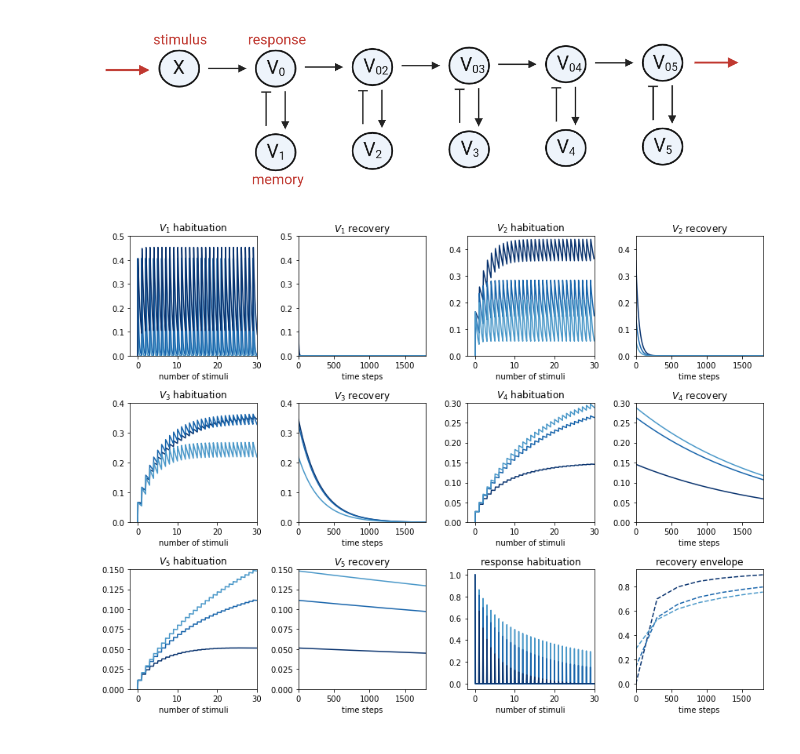
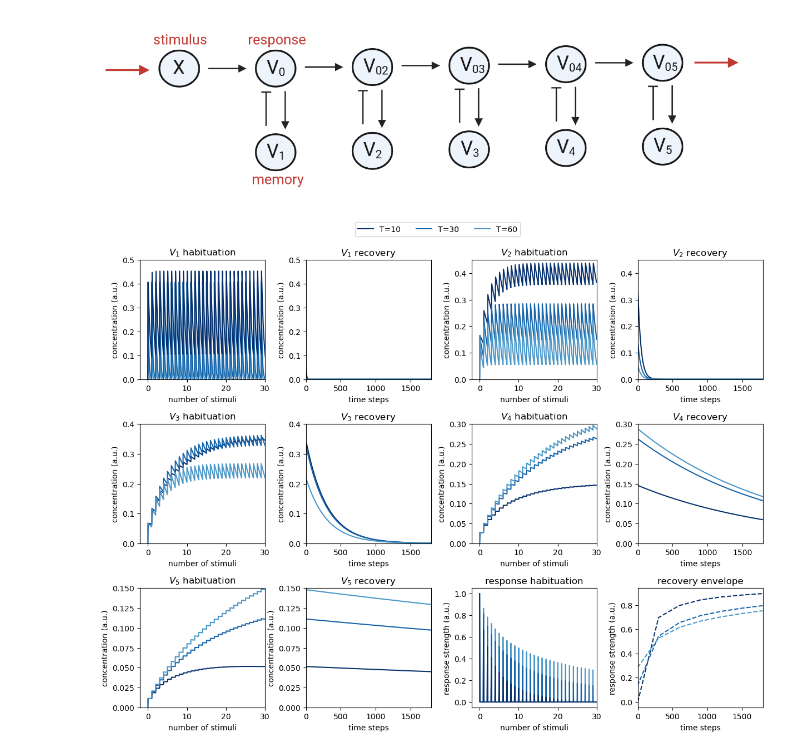
Before and after one commit to theobiolab/habituation, a Jupyter notebook: Staddon_1996.ipynb, the cells around one changed output. Cells and saved outputs as stored; diff of their text form; code cells hidden in the pictures.

```diff
--- a/Staddon_1996.ipynb
+++ b/Staddon_1996.ipynb
@@ -305,6 +305,7 @@ for recovery_step in recovery_time_steps:
     timestep60.append(model_60.timestep)
 # %%
 # plot habituation and recovery envelope
+#for the recovery decays the x axis is cut a bit before the last test input otherwise the response is plotted and it is distracting
 fig, axes = plt.subplots(ncols=4, nrows=3, sharey=False, figsize=(12, 9))
 
 ax=axes[0][0] # motif 1: habituation
@@ -390,35 +391,44 @@ ax.set_ylim(0,0.15)
 
 ax=axes[2][1] # motif 5: recovery
 ax.plot(model_10.V_5[model_10.tMAX:], color=colors[0])
 ax.plot(model_30.V_5[model_30.tMAX:], color=colors[1])
 ax.plot(model_60.V_5[model_60.tMAX:], color=colors[2])
 ax.set_title(r"$V_{5}$"+" recovery")
 ax.set_xlim((0,1790))
 ax.set_xlabel('time steps')
 ax.set_ylim(0,0.15)
 
 ax=axes[2][2] # habituation output
-ax.plot(model_60.tvec/60, model_60.V_05,  color=colors[2])
-ax.plot(model_30.tvec/30, model_30.V_05,  color=colors[1])
-ax.plot(model_10.tvec/10, model_10.V_05,  color=colors[0])
+l60,=ax.plot(model_60.tvec/60, model_60.V_05,  color=colors[2])
+l30,=ax.plot(model_30.tvec/30, model_30.V_05,  color=colors[1])
+l10,=ax.plot(model_10.tvec/10, model_10.V_05,  color=colors[0])
 ax.set_title("response habituation")
 ax.set_xlim((-2,30))
 ax.set_xlabel('number of stimuli')
 
 
 ax=axes[2][3] # recovery envelope
 t10 = [x-model_10.tMAX for x in timestep10]
 t30 = [x-model_30.tMAX for x in timestep30]
 t60 = [x-model_60.tMAX for x in timestep60]
 ax.plot(t10, envelope10, '--', color=colors[0])
 ax.plot(t30, envelope30, '--', color=colors[1])
 ax.plot(t60, envelope60, '--', color=colors[2])
 ax.set_title("recovery envelope")
 ax.set_xlim((-2,1800))
 ax.set_xlabel('time steps')
 
 plt.tight_layout()
-plt.savefig("staddon_1996_5xNF.png", dpi=500)
+for row in axes:
+    for ax in row:
+        ax.set_ylabel("concentration (a.u.)")
+ax=axes[2][2]
+ax.set_ylabel("response strength (a.u.)")
+ax=axes[2][3]
+ax.set_ylabel("response strength (a.u.)")
+fig.legend([l10,l30,l60],["T=10","T=30","T=60"],
+          loc="center",ncol=5,bbox_to_anchor=(0.5,1.02))
+plt.savefig("staddon_1996_5xNF.pdf", bbox_inches="tight")
 plt.show()
 # %% [output]
-[figure, old version]
+[figure, new version]
```
Also changed, not shown: 1 other file.
